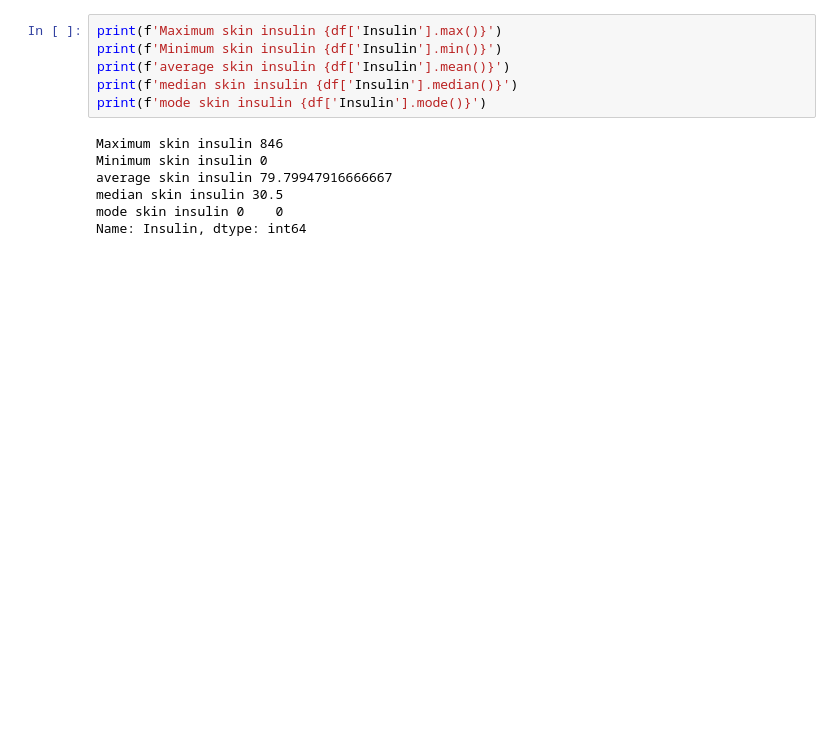
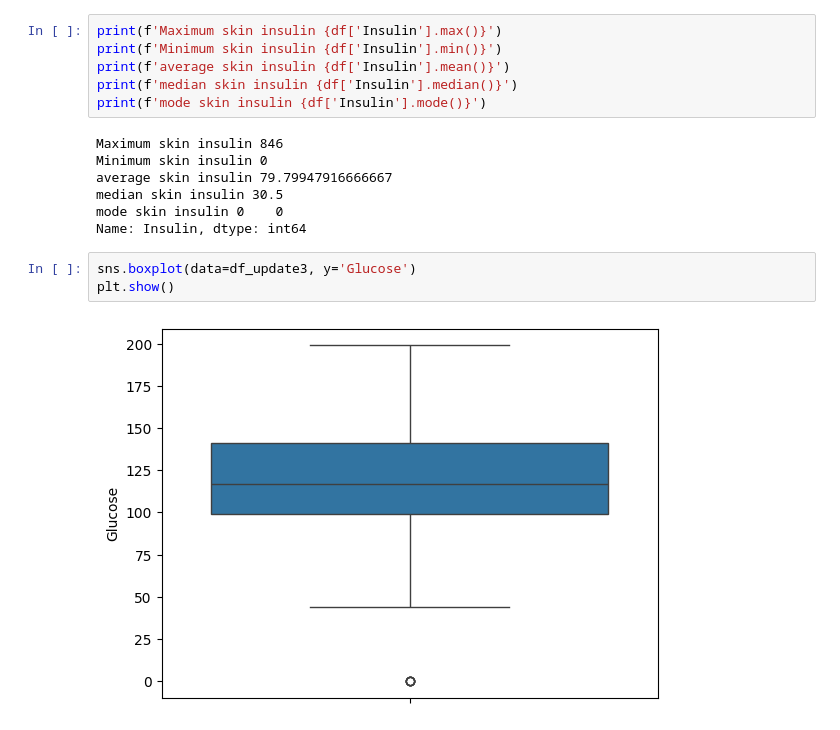
Before and after one commit to withabubaker/Diabetes-SupervisedLearning, a Jupyter notebook: Diabetes.ipynb, the cells around one changed output. Cells and saved outputs as stored; diff of their text form; blank space fills up the shorter version.

Commit message:
clear Glucose outliers

```diff
--- a/Diabetes.ipynb
+++ b/Diabetes.ipynb
@@ -439,3 +438,8 @@ average skin insulin 79.79947916666667
 median skin insulin 30.5
 mode skin insulin 0    0
 Name: Insulin, dtype: int64
+# %%
+sns.boxplot(data=df_update3, y='Glucose')
+plt.show()
+# %% [output]
+[figure, added]
```
Also changed, not shown: parts of 5 cells of this notebook.
